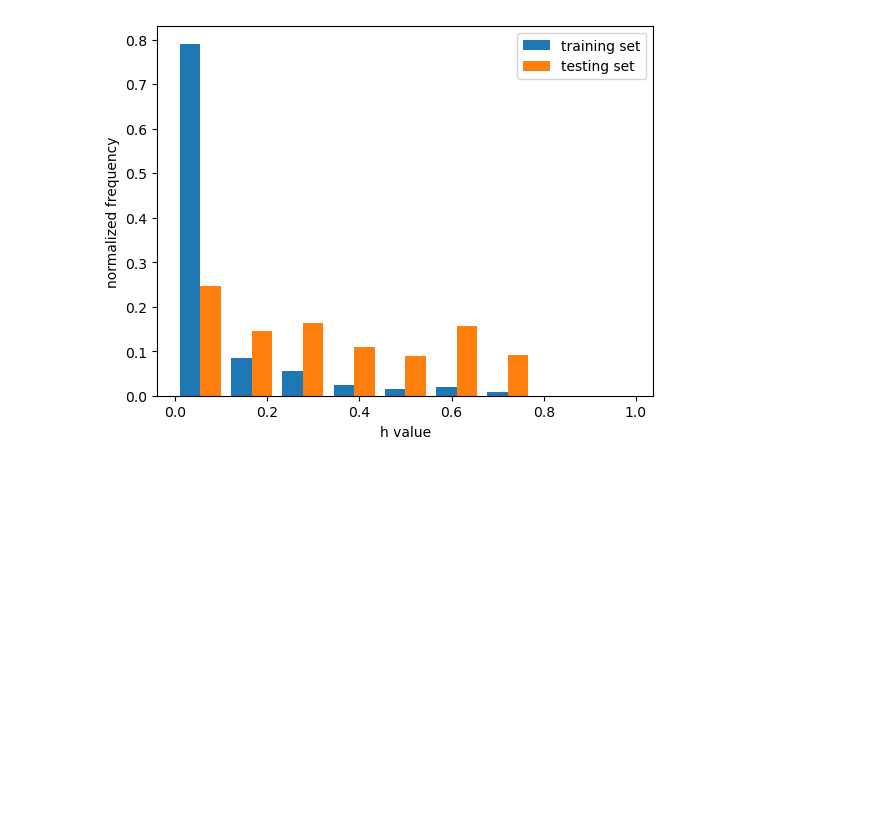
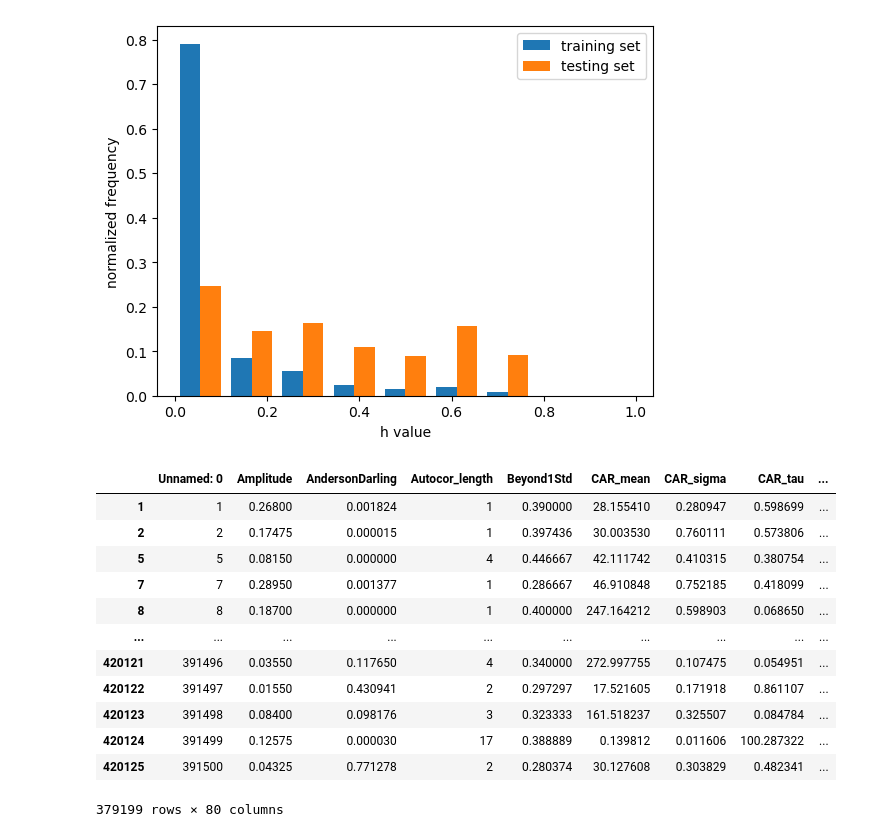
Before and after one commit to frperezgalarce/cnn-pels-vae, a Jupyter notebook: notebooks/13.induced_biases_all_classes.ipynb, the cells around one changed output. Saved outputs shown, nothing was run; the diff lists cells and outputs as text; code cells hidden in the pictures; blank space fills up the shorter version.

```diff
--- a/notebooks/13.induced_biases_all_classes.ipynb
+++ b/notebooks/13.induced_biases_all_classes.ipynb
@@ -26,5 +26,20 @@ df_ogle_dr3 = df_ogle.drop(axis='columns', columns=['cleaned_ID', 'survey', 'id_
 
 
 # check star types
-df_ogle_dr3.star_type.unique()
+print(df_ogle_dr3.star_type.unique())
+
+print(df_ogle_dr3.shape)
+
+# Select only the numeric columns
+numeric_df = df_ogle_dr3.select_dtypes(include=[np.number])
+
+# Identify rows with infinity values in numeric columns
+inf_mask = np.isinf(numeric_df).any(axis=1)
+
+# Drop rows with any infinity values
+df_ogle_dr3 = df_ogle_dr3[~inf_mask].reset_index(drop=True)
+
+df_ogle_dr3.dropna(inplace=True)
+
+print(df_ogle_dr3.shape)
 # %% [output]
@@ -181,0 +195,16 @@ data_test.to_csv('test_OGLEDR3_T1.csv')
+# %%
+data_train
+# %% [output]
+|  | Unnamed: 0 | Amplitude | AndersonDarling | Autocor_length | Beyond1Std | CAR_mean | CAR_sigma | CAR_tau | ... |
+| 1 | 1 | 0.26800 | 0.001824 | 1 | 0.390000 | 28.155410 | 0.280947 | 0.598699 | ... |
+| 2 | 2 | 0.17475 | 0.000015 | 1 | 0.397436 | 30.003530 | 0.760111 | 0.573806 | ... |
+| 5 | 5 | 0.08150 | 0.000000 | 4 | 0.446667 | 42.111742 | 0.410315 | 0.380754 | ... |
+| 7 | 7 | 0.28950 | 0.001377 | 1 | 0.286667 | 46.910848 | 0.752185 | 0.418099 | ... |
+| 8 | 8 | 0.18700 | 0.000000 | 1 | 0.400000 | 247.164212 | 0.598903 | 0.068650 | ... |
+| ... | ... | ... | ... | ... | ... | ... | ... | ... | ... |
+| 420121 | 391496 | 0.03550 | 0.117650 | 4 | 0.340000 | 272.997755 | 0.107475 | 0.054951 | ... |
+| 420122 | 391497 | 0.01550 | 0.430941 | 2 | 0.297297 | 17.521605 | 0.171918 | 0.861107 | ... |
+| 420123 | 391498 | 0.08400 | 0.098176 | 3 | 0.323333 | 161.518237 | 0.325507 | 0.084784 | ... |
+| 420124 | 391499 | 0.12575 | 0.000030 | 17 | 0.388889 | 0.139812 | 0.011606 | 100.287322 | ... |
+| 420125 | 391500 | 0.04325 | 0.771278 | 2 | 0.280374 | 30.127608 | 0.303829 | 0.482341 | ... |
+379199 rows × 80 columns
```
Also changed, not shown: parts of 6 cells of this notebook, 9 other files.
